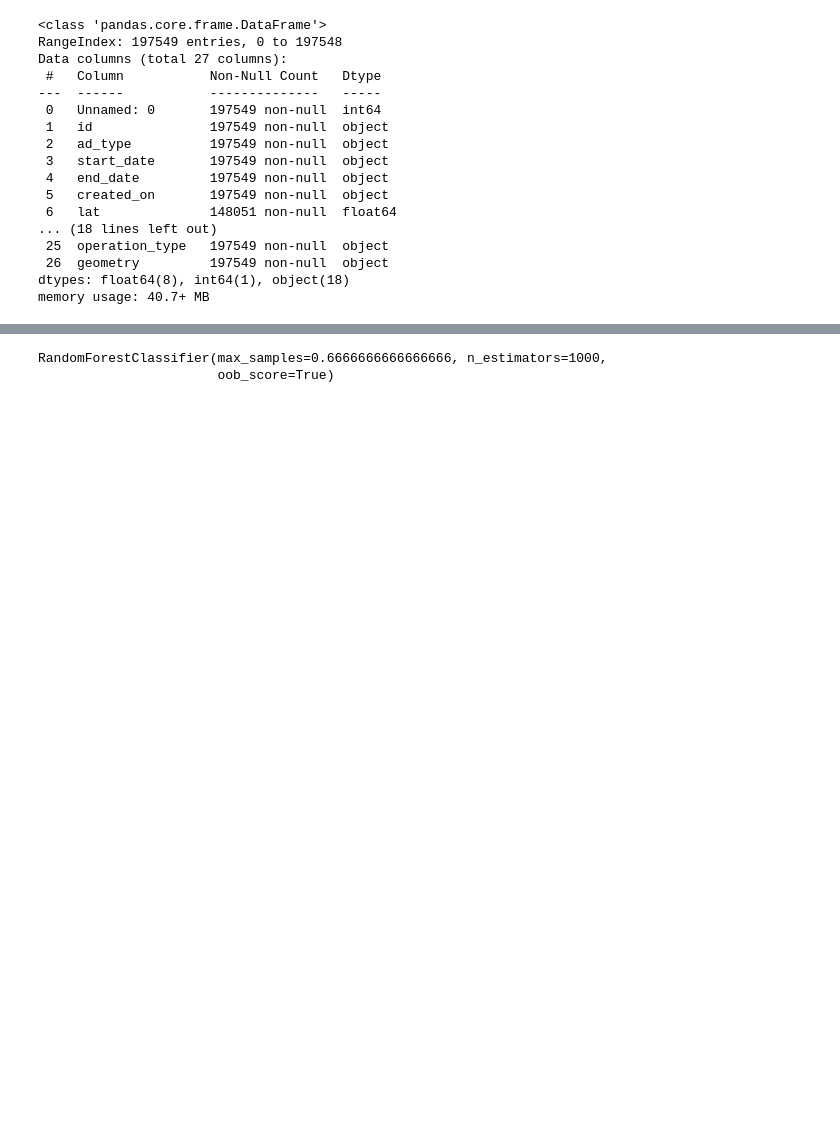
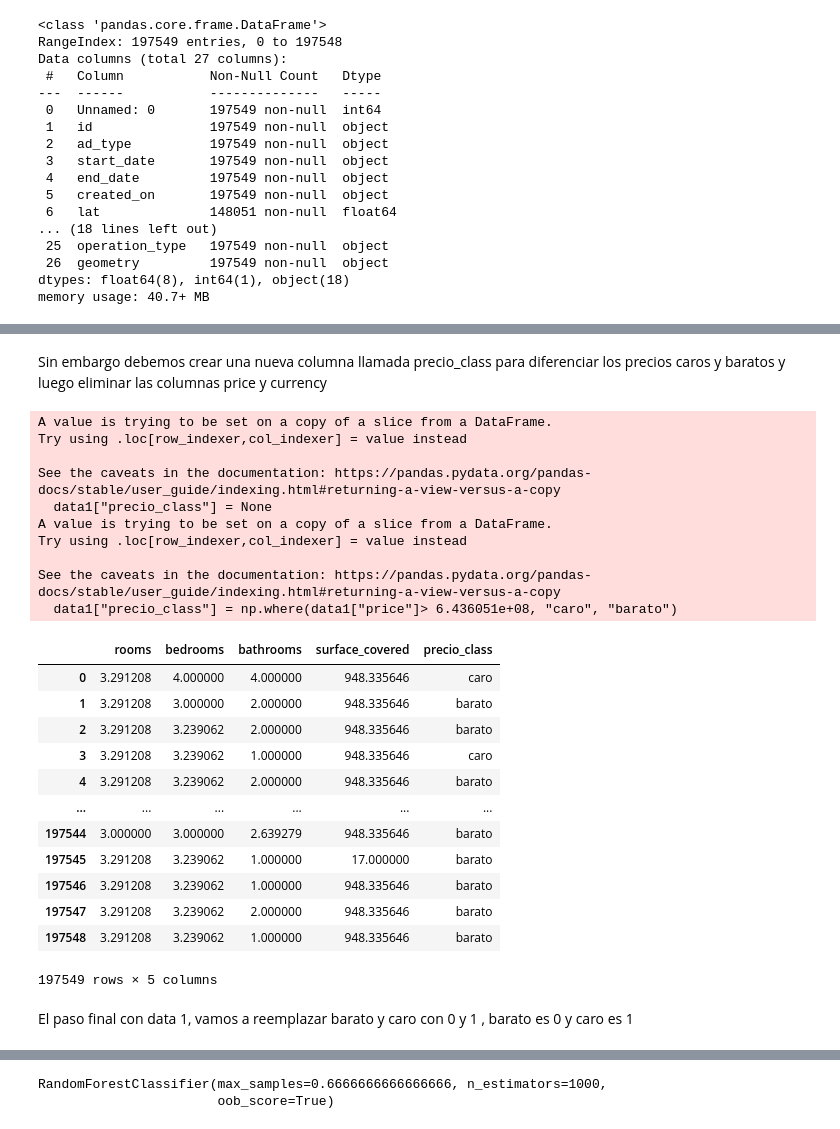
Before and after one commit to juancortezs07/DATATHON, a Jupyter notebook: PROYECTO-02.ipynb, the cells around one changed output, grey strips where cells are left out. Saved outputs shown, nothing was run; the diff lists cells and outputs as text; code cells hidden in the pictures; blank space fills up the shorter version.

```diff
--- a/PROYECTO-02.ipynb
+++ b/PROYECTO-02.ipynb
@@ -299,0 +119,2 @@ oob_score = son los datos que quedaron fuera de los samples
+# %%
+data1 = data[["rooms","bedrooms","bathrooms","surface_covered","price","currency","l1"]]
@@ -299,0 +148,5 @@ oob_score = son los datos que quedaron fuera de los samples
+# %%
+data1["rooms"] = data1[["rooms"]].fillna(np.mean(data["rooms"]))
+data1["bedrooms"] = data1[["bedrooms"]].fillna(np.mean(data["bedrooms"]))
+data1["bathrooms"] = data1[["bathrooms"]].fillna(np.mean(data["bathrooms"]))
+data1["surface_covered"] = data1[["surface_covered"]].fillna(np.mean(data["surface_covered"]))
@@ -299,0 +192,34 @@ oob_score = son los datos que quedaron fuera de los samples
+# %% [markdown]
+Sin embargo debemos crear una nueva columna llamada precio_class para diferenciar los precios caros y baratos y luego eliminar las columnas price y currency
+# %%
+data1["precio_class"] = None
+data1["precio_class"] = np.where(data1["price"]> 6.436051e+08, "caro", "barato")
+data1["precio_class"].value_counts()
+data1 = data1[["rooms","bedrooms","bathrooms","surface_covered","precio_class"]]
+data1
+# %% [output]
+A value is trying to be set on a copy of a slice from a DataFrame.
+Try using .loc[row_indexer,col_indexer] = value instead
+
+See the caveats in the documentation: https://pandas.pydata.org/pandas-docs/stable/user_guide/indexing.html#returning-a-view-versus-a-copy
+  data1["precio_class"] = None
+A value is trying to be set on a copy of a slice from a DataFrame.
+Try using .loc[row_indexer,col_indexer] = value instead
+
+See the caveats in the documentation: https://pandas.pydata.org/pandas-docs/stable/user_guide/indexing.html#returning-a-view-versus-a-copy
+  data1["precio_class"] = np.where(data1["price"]> 6.436051e+08, "caro", "barato")
+|  | rooms | bedrooms | bathrooms | surface_covered | precio_class |
+| 0 | 3.291208 | 4.000000 | 4.000000 | 948.335646 | caro |
+| 1 | 3.291208 | 3.000000 | 2.000000 | 948.335646 | barato |
+| 2 | 3.291208 | 3.239062 | 2.000000 | 948.335646 | barato |
+| 3 | 3.291208 | 3.239062 | 1.000000 | 948.335646 | caro |
+| 4 | 3.291208 | 3.239062 | 2.000000 | 948.335646 | barato |
+| ... | ... | ... | ... | ... | ... |
+| 197544 | 3.000000 | 3.000000 | 2.639279 | 948.335646 | barato |
+| 197545 | 3.291208 | 3.239062 | 1.000000 | 17.000000 | barato |
+| 197546 | 3.291208 | 3.239062 | 1.000000 | 948.335646 | barato |
+| 197547 | 3.291208 | 3.239062 | 2.000000 | 948.335646 | barato |
+| 197548 | 3.291208 | 3.239062 | 1.000000 | 948.335646 | barato |
+197549 rows × 5 columns
+# %% [markdown]
+El paso final con data 1, vamos a reemplazar barato y caro con 0 y 1 , barato es 0 y caro es 1
```
Also changed, not shown: parts of 51 cells of this notebook, 1 other file.
